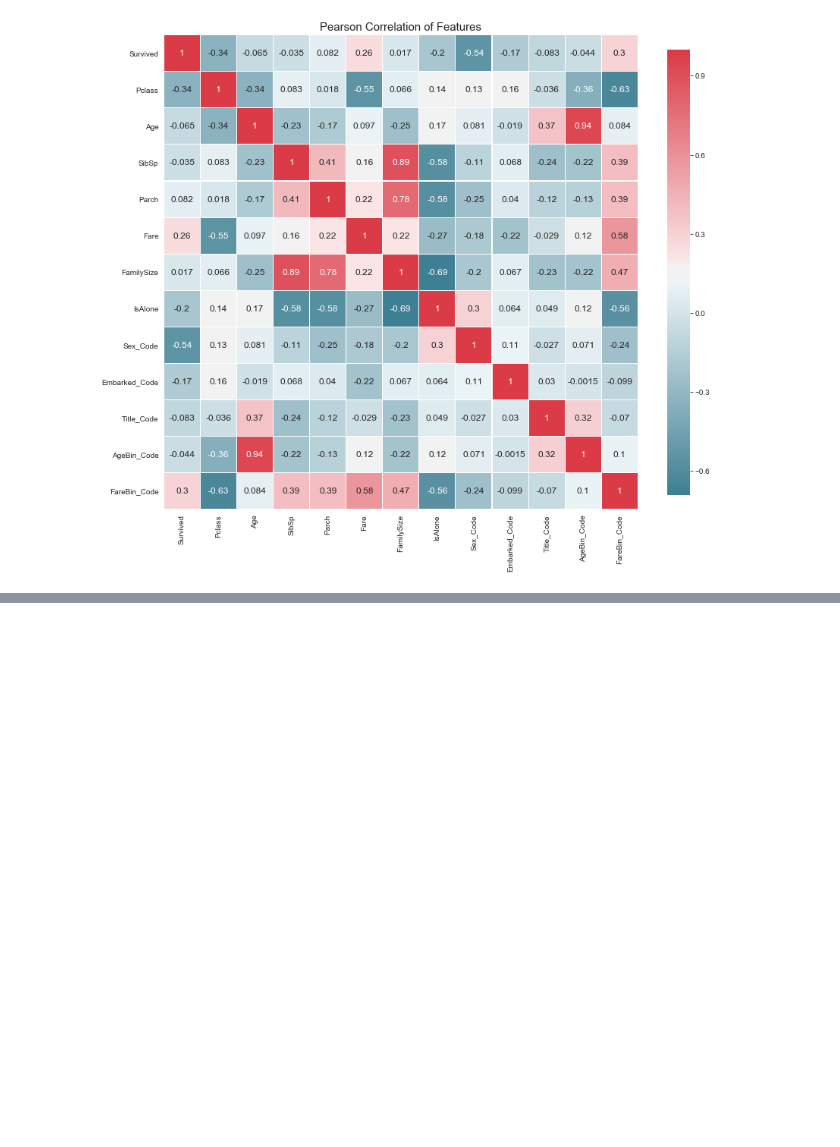
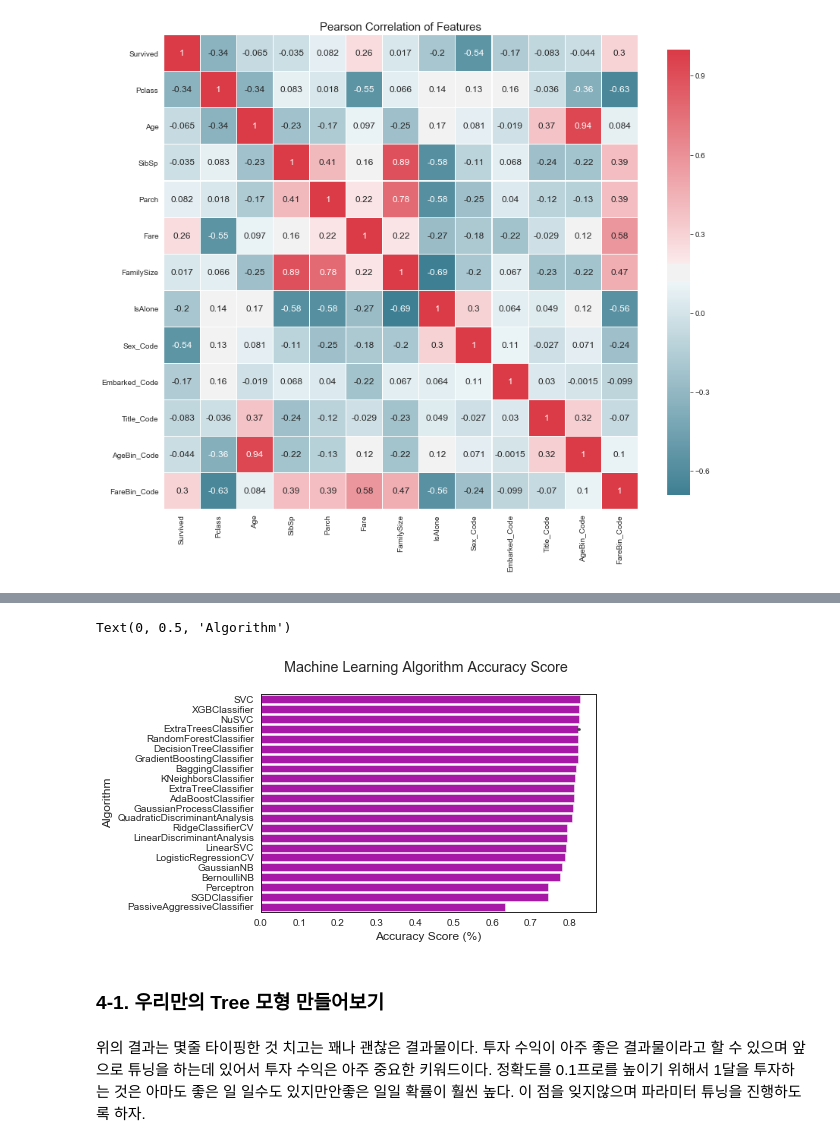
Before and after one commit to jjonhwa/Kaggle_practice, a Jupyter notebook: source/3번째 타이타닉.ipynb, the cells around one changed output, grey strips where cells are left out. Cells and saved outputs as stored; diff of their text form; code cells hidden in the pictures; blank space fills up the shorter version.

```diff
--- a/source/3번째 타이타닉.ipynb
+++ b/source/3번째 타이타닉.ipynb
@@ -604,0 +714,15 @@ correlation_heatmap(data1)
+# %%
+sns.barplot(x = 'MLA Test Accuracy Mean', y = 'MLA Name',
+            data = MLA_compare, color = 'm')
+
+plt.title('Machine Learning Algorithm Accuracy Score \n')
+plt.xlabel('Accuracy Score (%)')
+plt.ylabel('Algorithm')
+# %% [output]
+Text(0, 0.5, 'Algorithm')
+[figure, added]
+# %% [markdown]
+### 4-1. 우리만의 Tree 모형 만들어보기
+# %% [markdown]
+위의 결과는 몇줄 타이핑한 것 치고는 꽤나 괜찮은 결과물이다.
+투자 수익이 아주 좋은 결과물이라고 할 수 있으며 앞으로 튜닝을 하는데 있어서 투자 수익은 아주 중요한 키워드이다. 정확도를 0.1프로를 높이기 위해서 1달을 투자하는 것은 아마도 좋은 일 일수도 있지만안좋은 일일 확률이 훨씬 높다. 이 점을 잊지않으며 파라미터 튜닝을 진행하도록 하자.
```
Also changed, not shown: parts of 41 cells of this notebook.
